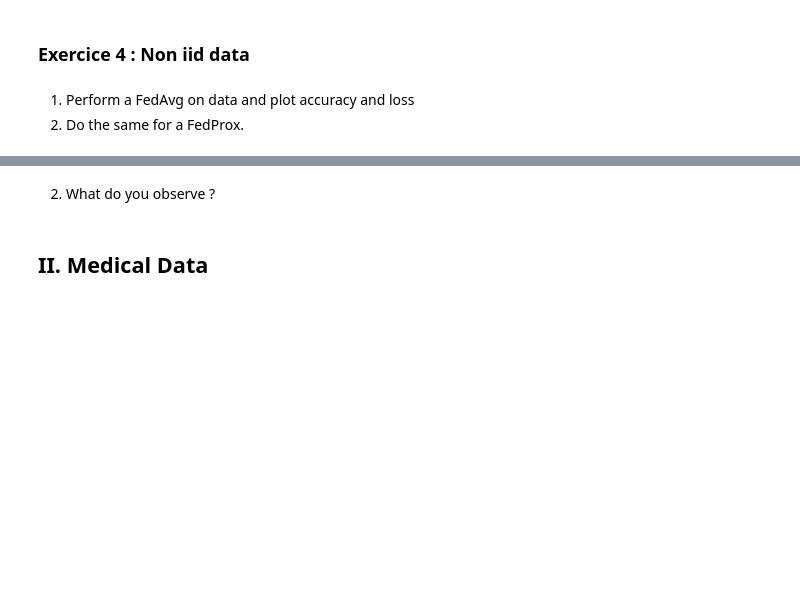
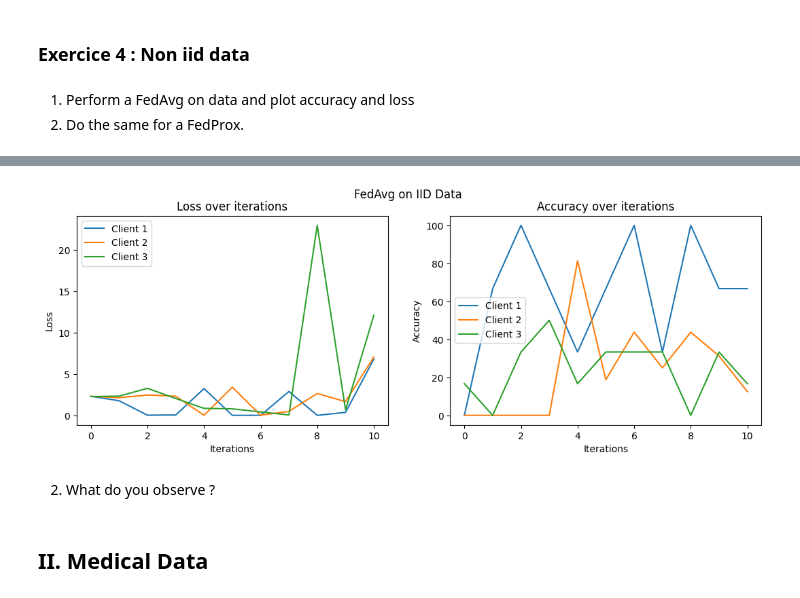
Before and after one commit to Ekliipce/Machine-Learning-for-Biomedical, a Jupyter notebook: federated_learning/Federated_Learning_etudiants.ipynb, the cells around one changed output, grey strips where cells are left out. Saved outputs shown, nothing was run; the diff lists cells and outputs as text; code cells hidden in the pictures; blank space fills up the shorter version.

```diff
--- a/federated_learning/Federated_Learning_etudiants.ipynb
+++ b/federated_learning/Federated_Learning_etudiants.ipynb
@@ -535,3 +553,14 @@ plot_acc_loss("Title", loss_hist, acc_hist)
 # %% [markdown]
 3) Do the same as for 1) and 2).
 You can take 2 local epochs, a learning rate of 0.1, mu = 0.3 and 10 iterations.
+# %%
+n_iter = 10
+epochs = 2
+lr = 0.1
+mu = 0.3
+
+model_prox = CNN()
+
+final_model_prox, loss_hist_prox, acc_hist_prox = FedProx(model_prox, mnist_iid_train,
+                                                          n_iter,  mnist_iid_test,
+                                                          mu=mu,  epochs=epochs, lr=lr)
@@ -542,3 +584,10 @@ You can take 2 local epochs, a learning rate of 0.1, mu = 0.3 and 10 iterations.
 # %% [markdown]
 1) Perform a FedAvg on data and plot accuracy and loss
 2) Do the same for a FedProx.
+# %%
+model = CNN()
+final_model_avg, loss_hist_avg, acc_hist_avg = FedProx(model, mnist_noniid_train,
+                                                       n_iter, mnist_noniid_test, mu=0,
+                                                       epochs=20, lr=0.01)
+plot_acc_loss('FedAvg on IID Data', loss_hist_avg, acc_hist_avg)
+# %% [output]
@@ -545,3 +606,4 @@ You can take 2 local epochs, a learning rate of 0.1, mu = 0.3 and 10 iterations.
+[figure, added]
 # %% [markdown]
 2) What do you observe ?
 # %% [markdown]
```
Also changed, not shown: parts of 10 cells of this notebook.
